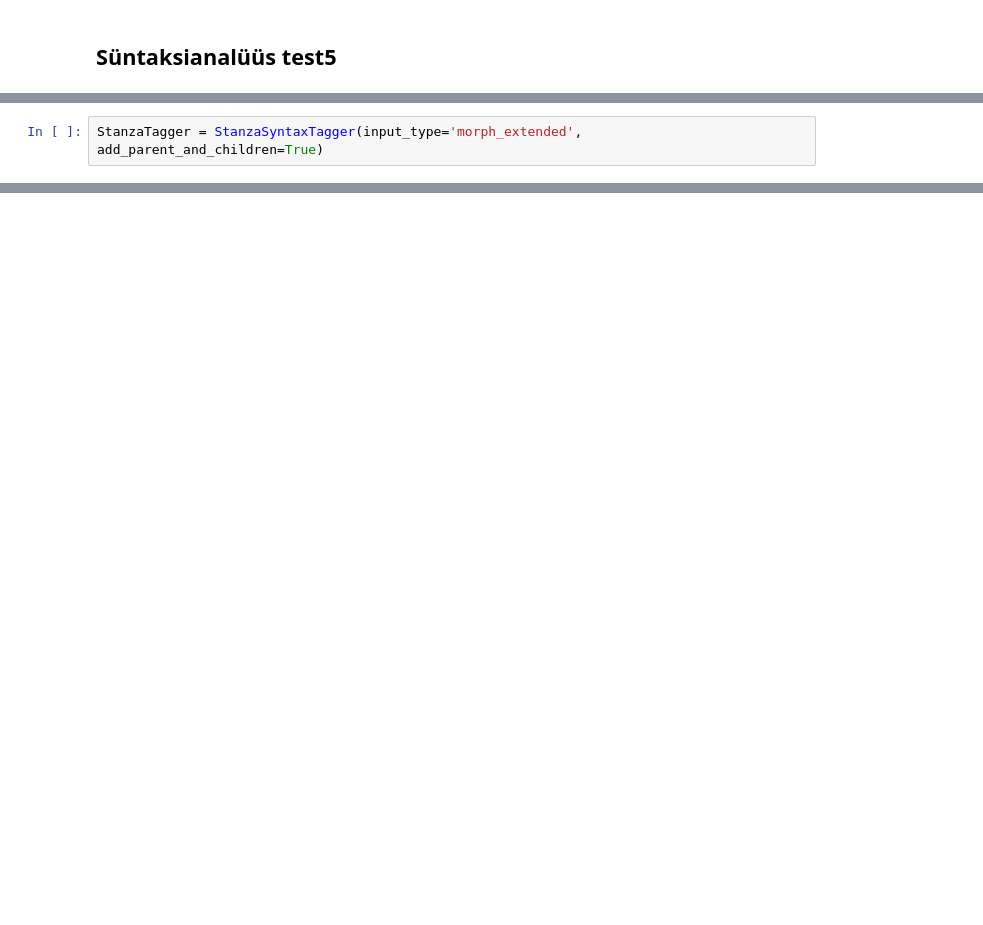
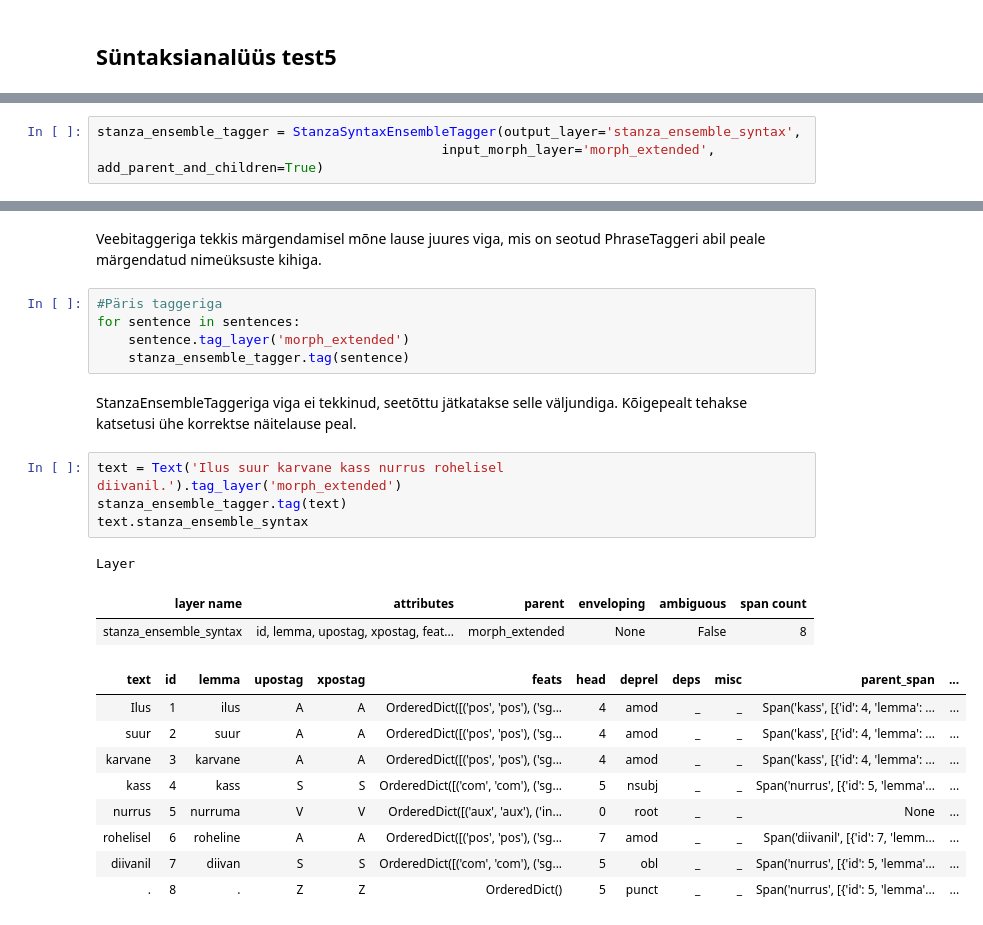
Before and after one commit to estnltk/presentation, a Jupyter notebook: 2023-xxx-media-monitoring/06_Süntaksianalüüs test5.ipynb, the cells around one changed output, grey strips where cells are left out. Cells and saved outputs as stored; diff of their text form; blank space fills up the shorter version.

Commit message:
Fixed issues with tagger

```diff
--- a/2023-xxx-media-monitoring/06_Süntaksianalüüs test5.ipynb
+++ b/2023-xxx-media-monitoring/06_Süntaksianalüüs test5.ipynb
@@ -8,2 +30,3 @@ from estnltk.converters import json_to_text
 # %%
-StanzaTagger = StanzaSyntaxTagger(input_type='morph_extended', add_parent_and_children=True)
+stanza_ensemble_tagger = StanzaSyntaxEnsembleTagger(output_layer='stanza_ensemble_syntax',
+                                            input_morph_layer='morph_extended', add_parent_and_children=True)
@@ -12,0 +60,26 @@ ValueError: (!) File downloadable from 'https://object.hpc.ut.ee/ladu.keeleressu
+# %% [markdown]
+Veebitaggeriga tekkis märgendamisel mõne lause juures viga, mis on seotud PhraseTaggeri abil peale märgendatud nimeüksuste kihiga.
+# %%
+#Päris taggeriga
+for sentence in sentences:
+    sentence.tag_layer('morph_extended')
+    stanza_ensemble_tagger.tag(sentence)
+# %% [markdown]
+StanzaEnsembleTaggeriga viga ei tekkinud, seetõttu jätkatakse selle väljundiga. Kõigepealt tehakse katsetusi ühe korrektse näitelause peal.
+# %%
+text = Text('Ilus suur karvane kass nurrus rohelisel diivanil.').tag_layer('morph_extended')
+stanza_ensemble_tagger.tag(text)
+text.stanza_ensemble_syntax
+# %% [output]
+Layer
+| layer name | attributes | parent | enveloping | ambiguous | span count |
+| stanza_ensemble_syntax | id, lemma, upostag, xpostag, feat... | morph_extended | None | False | 8 |
+| text | id | lemma | upostag | xpostag | feats | head | deprel | deps | misc | parent_span | ... |
+| Ilus | 1 | ilus | A | A | OrderedDict([('pos', 'pos'), ('sg... | 4 | amod | _ | _ | Span('kass', [{'id': 4, 'lemma': ... | ... |
+| suur | 2 | suur | A | A | OrderedDict([('pos', 'pos'), ('sg... | 4 | amod | _ | _ | Span('kass', [{'id': 4, 'lemma': ... | ... |
+| karvane | 3 | karvane | A | A | OrderedDict([('pos', 'pos'), ('sg... | 4 | amod | _ | _ | Span('kass', [{'id': 4, 'lemma': ... | ... |
+| kass | 4 | kass | S | S | OrderedDict([('com', 'com'), ('sg... | 5 | nsubj | _ | _ | Span('nurrus', [{'id': 5, 'lemma'... | ... |
+| nurrus | 5 | nurruma | V | V | OrderedDict([('aux', 'aux'), ('in... | 0 | root | _ | _ | None | ... |
+| rohelisel | 6 | roheline | A | A | OrderedDict([('pos', 'pos'), ('sg... | 7 | amod | _ | _ | Span('diivanil', [{'id': 7, 'lemm... | ... |
+| diivanil | 7 | diivan | S | S | OrderedDict([('com', 'com'), ('sg... | 5 | obl | _ | _ | Span('nurrus', [{'id': 5, 'lemma'... | ... |
+| . | 8 | . | Z | Z | OrderedDict() | 5 | punct | _ | _ | Span('nurrus', [{'id': 5, 'lemma'... | ... |
```
Also changed, not shown: parts of 39 cells of this notebook.
